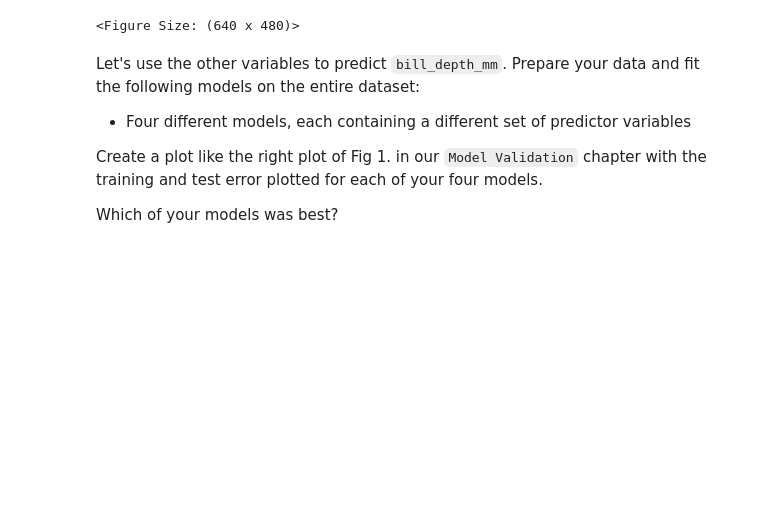
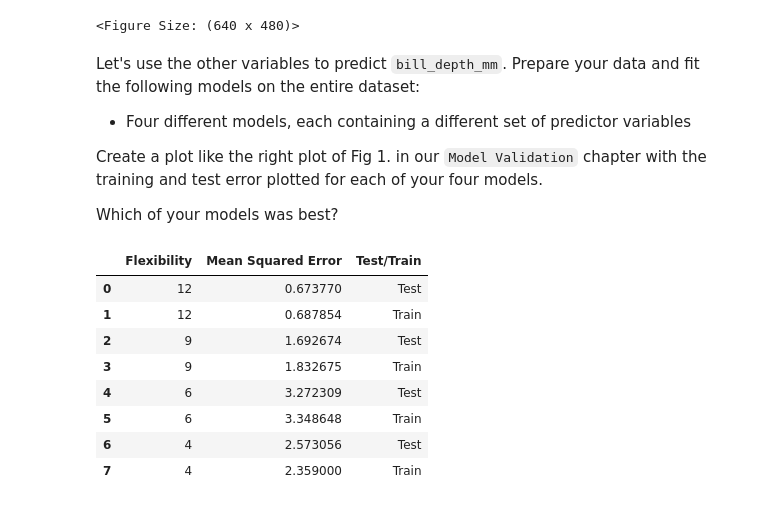
Before and after one commit to bnkessler/Data-Science-and-Machine-Learning, a Jupyter notebook: Week6/Practice_Activity_Multiple_Linear_Regression_and_Evaluation.ipynb, the cells around one changed output. Cells and saved outputs as stored; diff of their text form; code cells hidden in the pictures; blank space fills up the shorter version.

```diff
--- a/Week6/Practice_Activity_Multiple_Linear_Regression_and_Evaluation.ipynb
+++ b/Week6/Practice_Activity_Multiple_Linear_Regression_and_Evaluation.ipynb
@@ -172,0 +294,16 @@ Which of your models was best?
+# %%
+mse = pd.DataFrame(columns=["Flexibility", "Mean Squared Error", "Test/Train"])
+mse["Flexibility"] = flex
+mse["Mean Squared Error"] = mse_list
+mse["Test/Train"] = ["Test", "Train", "Test", "Train", "Test", "Train", "Test", "Train"]
+mse
+# %% [output]
+|  | Flexibility | Mean Squared Error | Test/Train |
+| 0 | 12 | 0.673770 | Test |
+| 1 | 12 | 0.687854 | Train |
+| 2 | 9 | 1.692674 | Test |
+| 3 | 9 | 1.832675 | Train |
+| 4 | 6 | 3.272309 | Test |
+| 5 | 6 | 3.348648 | Train |
+| 6 | 4 | 2.573056 | Test |
+| 7 | 4 | 2.359000 | Train |
```
Also changed, not shown: parts of 16 cells of this notebook, 1 other file.
